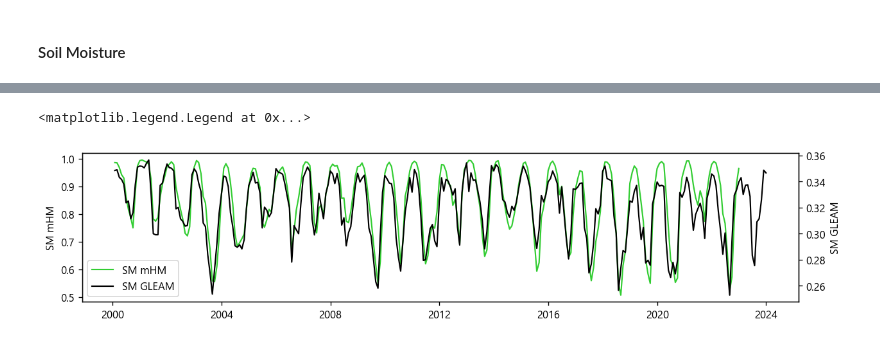
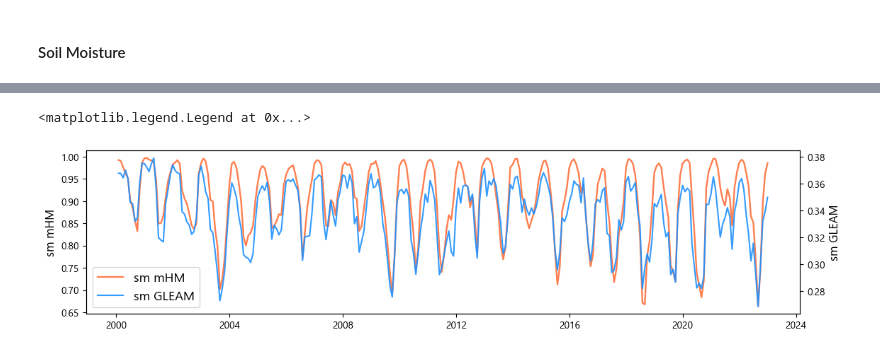
Before and after one commit to klekarkar/mHM_IO_dataprocessing, a Jupyter notebook: model_evaluation.ipynb, the cells around one changed output, grey strips where cells are left out. Cells and saved outputs as stored; diff of their text form; code cells hidden in the pictures.

```diff
--- a/model_evaluation.ipynb
+++ b/model_evaluation.ipynb
@@ -94,7 +102,7 @@ Text(0.5, 0, 'observed flow')
 # %% [markdown]
 ### Spatial Datasets
 # %%
-mhm_fluxes = xr.open_dataset(r"W:\VUB\_main_research\mHM\mhm_outputs\mHM_Fluxes_States_015625.nc")
+mhm_fluxes = xr.open_dataset(r"W:\VUB\_main_research\mHM\mhm_outputs\mHM_Fluxes_States.nc")
 #resample to month ends
 mhm_fluxes= mhm_fluxes.resample(time='ME').mean()
 #Gleam root zone soil moisture
@@ -103,8 +111,8 @@ gleam_rzsm = xr.open_dataset(r"W:\VUB\_main_research\mHM\mhm_outputs\gleam_EUR_S
 #### Soil Moisture
 # %%
 #Define ROI
-roi = dict(lat=slice(51.5, 50.5), lon=slice(3, 3.5))
+roi = dict(lat=slice(51.5, 50.0), lon=slice(2.0, 3.5))
 
 #extracting the simulated flow
-mhm_sm_ts = mhm_fluxes['SM_L03'].sel(roi).mean(dim=['lat','lon']).to_dataframe()
+mhm_sm_ts = mhm_fluxes['SM_L02'].sel(roi).mean(dim=['lat','lon']).to_dataframe()
 gleam_sm_ts = gleam_rzsm['SMrz'].sel(roi).mean(dim=['lat','lon']).to_dataframe()
@@ -111,16 +123,16 @@ gleam_sm_ts = gleam_rzsm['SMrz'].sel(roi).mean(dim=['lat','lon']).to_dataframe()
 # %%
-fig, ax = plt.subplots(figsize=(12, 2.5), dpi=120)
+fig, ax = plt.subplots(figsize=(13, 3.0))
 ax2=ax.twinx()
 #mhm soil moisture
-ax.plot(mhm_sm_ts, c='limegreen', lw=1.3, label='SM mHM')
-ax2.plot(gleam_sm_ts, c='k', lw=1.3, label='SM GLEAM')
-ax.set_ylabel('SM mHM')
-ax2.set_ylabel('SM GLEAM')
-
+ax.plot(mhm_sm_ts[gleam_sm_ts.index.min():mhm_sm_ts.index.max()], c='coral', lw=1.7, label='sm mHM')
+ax2.plot(gleam_sm_ts[gleam_sm_ts.index.min():mhm_sm_ts.index.max()], c='dodgerblue', lw=1.5, label='sm GLEAM', alpha=0.9)
+ax.set_ylabel('sm mHM', fontsize=12)
+ax2.set_ylabel('sm GLEAM', fontsize=12)
+plt.xticks(fontsize=15)
 #collect legend handles and labels
 handles, labels = ax.get_legend_handles_labels()
 handles2, labels2 = ax2.get_legend_handles_labels()
-ax.legend(handles + handles2, labels + labels2)
+ax.legend(handles + handles2, labels + labels2, fontsize=13)
 # %% [output]
 <matplotlib.legend.Legend at 0x...>
-[figure, old version]
+[figure, new version]
```
Also changed, not shown: parts of 14 cells of this notebook, 1 other file.
